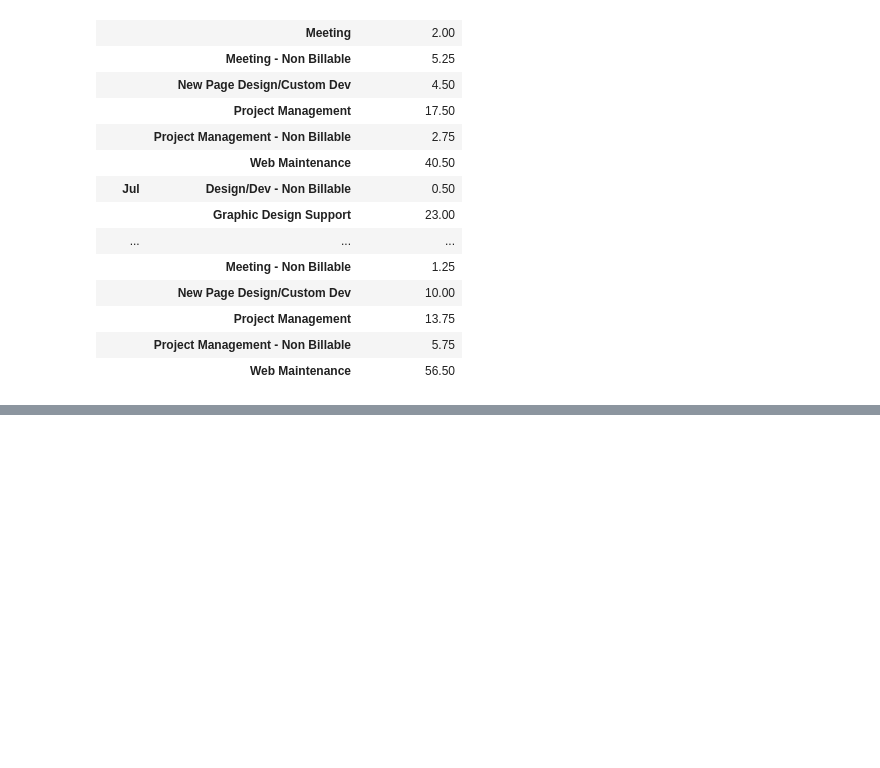
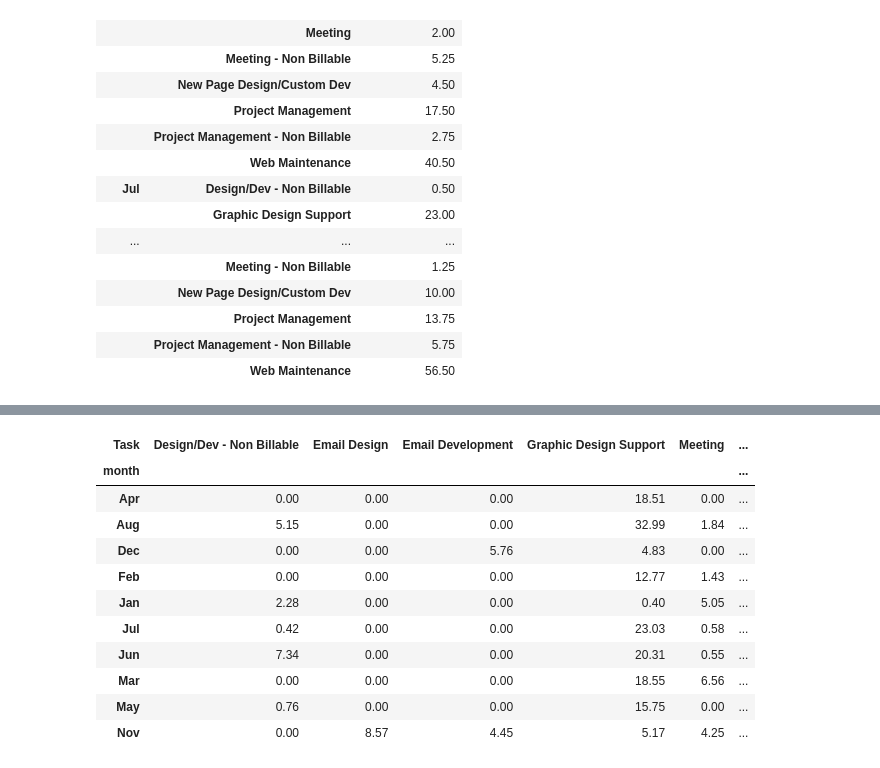
Before and after one commit to kbrook10/bootcamp_python_for_data_science_and_machine_learning, a Jupyter notebook: support_files/Practice_KKR/Analysis_KKR_2017.ipynb, the cells around one changed output, grey strips where cells are left out. Saved outputs shown, nothing was run; the diff lists cells and outputs as text; code cells hidden in the pictures; blank space fills up the shorter version.

```diff
--- a/support_files/Practice_KKR/Analysis_KKR_2017.ipynb
+++ b/support_files/Practice_KKR/Analysis_KKR_2017.ipynb
@@ -814,0 +892,18 @@ pv_table
+# %%
+
+pt_data.fillna(0, inplace=True)
+pt_data['Design/Dev - Non Billable'].astype('int64')
+pt_data.head(10)
+# %% [output]
+| Task | Design/Dev - Non Billable | Email Design | Email Development | Graphic Design Support | Meeting | ... |
+| month |  |  |  |  |  | ... |
+| Apr | 0.00 | 0.00 | 0.00 | 18.51 | 0.00 | ... |
+| Aug | 5.15 | 0.00 | 0.00 | 32.99 | 1.84 | ... |
+| Dec | 0.00 | 0.00 | 5.76 | 4.83 | 0.00 | ... |
+| Feb | 0.00 | 0.00 | 0.00 | 12.77 | 1.43 | ... |
+| Jan | 2.28 | 0.00 | 0.00 | 0.40 | 5.05 | ... |
+| Jul | 0.42 | 0.00 | 0.00 | 23.03 | 0.58 | ... |
+| Jun | 7.34 | 0.00 | 0.00 | 20.31 | 0.55 | ... |
+| Mar | 0.00 | 0.00 | 0.00 | 18.55 | 6.56 | ... |
+| May | 0.76 | 0.00 | 0.00 | 15.75 | 0.00 | ... |
+| Nov | 0.00 | 8.57 | 4.45 | 5.17 | 4.25 | ... |
```
Also changed, not shown: parts of 11 cells of this notebook, 1 other file.
